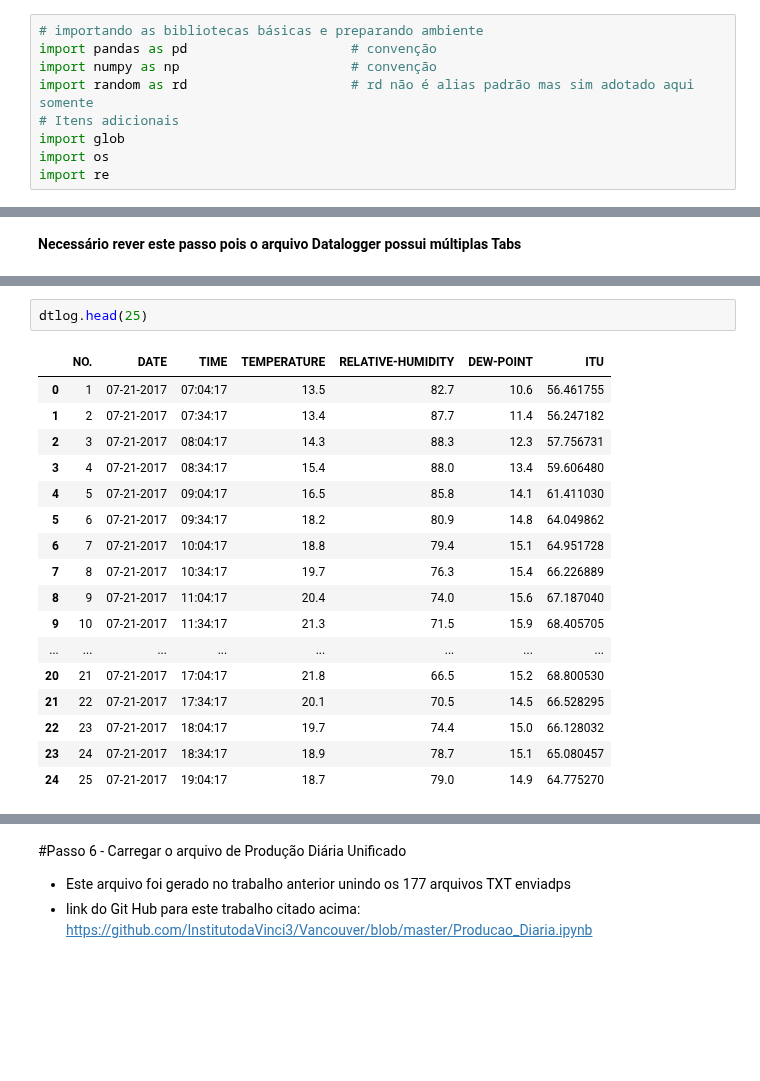
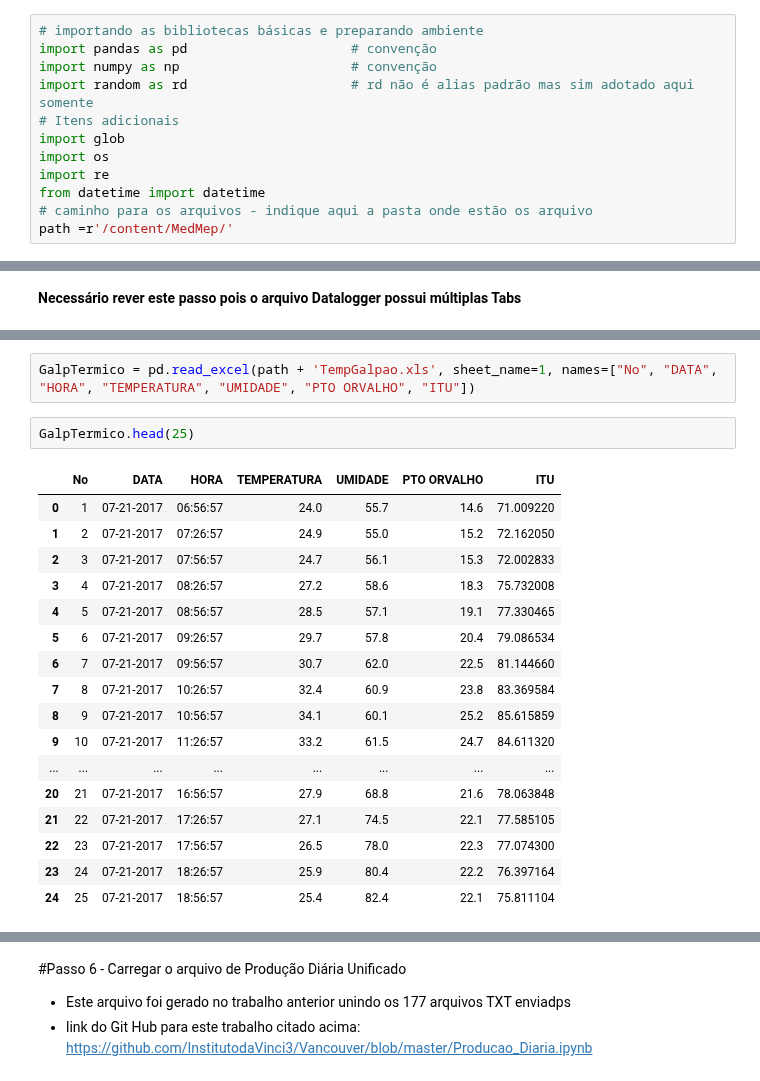
Before and after one commit to InstitutodaVinci3/vancouver, a Jupyter notebook: MedMepNewData.ipynb, the cells around one changed output, grey strips where cells are left out. Saved outputs shown, nothing was run; the diff lists cells and outputs as text; blank space fills up the shorter version.

```diff
--- a/MedMepNewData.ipynb
+++ b/MedMepNewData.ipynb
@@ -11,6 +11,9 @@ import random as rd                     # rd não é alias padrão mas sim adota
 import glob
 import os
 import re
+from datetime import datetime
+# caminho para os arquivos - indique aqui a pasta onde estão os arquivo
+path =r'/content/MedMep/'
 # %% [markdown]
 #Pré-requisto para leitura dos arquivos
 - para leitura dos arquivos diretamente em XLSX é necessário ter os arquivos dispolibilizados no seu Google Dreive, uma vez que ñ possível carregá-los no GitHub
@@ -264,20 +372,22 @@ dtlog = pd.read_excel('/content/drive/MyDrive/MedMep/New_Data_ XLSX/Datalogger.x
+# %%
+GalpTermico = pd.read_excel(path + 'TempGalpao.xls', sheet_name=1, names=["No", "DATA", "HORA", "TEMPERATURA", "UMIDADE", "PTO ORVALHO", "ITU"])
 # %%
-dtlog.head(25)
+GalpTermico.head(25)
 # %% [output]
-|  | NO. | DATE | TIME | TEMPERATURE | RELATIVE-HUMIDITY | DEW-POINT | ITU |
-| 0 | 1 | 07-21-2017 | 07:04:17 | 13.5 | 82.7 | 10.6 | 56.461755 |
-| 1 | 2 | 07-21-2017 | 07:34:17 | 13.4 | 87.7 | 11.4 | 56.247182 |
-| 2 | 3 | 07-21-2017 | 08:04:17 | 14.3 | 88.3 | 12.3 | 57.756731 |
-| 3 | 4 | 07-21-2017 | 08:34:17 | 15.4 | 88.0 | 13.4 | 59.606480 |
-| 4 | 5 | 07-21-2017 | 09:04:17 | 16.5 | 85.8 | 14.1 | 61.411030 |
-| 5 | 6 | 07-21-2017 | 09:34:17 | 18.2 | 80.9 | 14.8 | 64.049862 |
-| 6 | 7 | 07-21-2017 | 10:04:17 | 18.8 | 79.4 | 15.1 | 64.951728 |
-| 7 | 8 | 07-21-2017 | 10:34:17 | 19.7 | 76.3 | 15.4 | 66.226889 |
-| 8 | 9 | 07-21-2017 | 11:04:17 | 20.4 | 74.0 | 15.6 | 67.187040 |
-| 9 | 10 | 07-21-2017 | 11:34:17 | 21.3 | 71.5 | 15.9 | 68.405705 |
+|  | No | DATA | HORA | TEMPERATURA | UMIDADE | PTO ORVALHO | ITU |
+| 0 | 1 | 07-21-2017 | 06:56:57 | 24.0 | 55.7 | 14.6 | 71.009220 |
+| 1 | 2 | 07-21-2017 | 07:26:57 | 24.9 | 55.0 | 15.2 | 72.162050 |
+| 2 | 3 | 07-21-2017 | 07:56:57 | 24.7 | 56.1 | 15.3 | 72.002833 |
+| 3 | 4 | 07-21-2017 | 08:26:57 | 27.2 | 58.6 | 18.3 | 75.732008 |
+| 4 | 5 | 07-21-2017 | 08:56:57 | 28.5 | 57.1 | 19.1 | 77.330465 |
+| 5 | 6 | 07-21-2017 | 09:26:57 | 29.7 | 57.8 | 20.4 | 79.086534 |
+| 6 | 7 | 07-21-2017 | 09:56:57 | 30.7 | 62.0 | 22.5 | 81.144660 |
+| 7 | 8 | 07-21-2017 | 10:26:57 | 32.4 | 60.9 | 23.8 | 83.369584 |
+| 8 | 9 | 07-21-2017 | 10:56:57 | 34.1 | 60.1 | 25.2 | 85.615859 |
+| 9 | 10 | 07-21-2017 | 11:26:57 | 33.2 | 61.5 | 24.7 | 84.611320 |
 | ... | ... | ... | ... | ... | ... | ... | ... |
-| 20 | 21 | 07-21-2017 | 17:04:17 | 21.8 | 66.5 | 15.2 | 68.800530 |
-| 21 | 22 | 07-21-2017 | 17:34:17 | 20.1 | 70.5 | 14.5 | 66.528295 |
-| 22 | 23 | 07-21-2017 | 18:04:17 | 19.7 | 74.4 | 15.0 | 66.128032 |
-| 23 | 24 | 07-21-2017 | 18:34:17 | 18.9 | 78.7 | 15.1 | 65.080457 |
-| 24 | 25 | 07-21-2017 | 19:04:17 | 18.7 | 79.0 | 14.9 | 64.775270 |
+| 20 | 21 | 07-21-2017 | 16:56:57 | 27.9 | 68.8 | 21.6 | 78.063848 |
+| 21 | 22 | 07-21-2017 | 17:26:57 | 27.1 | 74.5 | 22.1 | 77.585105 |
+| 22 | 23 | 07-21-2017 | 17:56:57 | 26.5 | 78.0 | 22.3 | 77.074300 |
+| 23 | 24 | 07-21-2017 | 18:26:57 | 25.9 | 80.4 | 22.2 | 76.397164 |
+| 24 | 25 | 07-21-2017 | 18:56:57 | 25.4 | 82.4 | 22.1 | 75.811104 |
```
Also changed, not shown: parts of 19 cells of this notebook.
